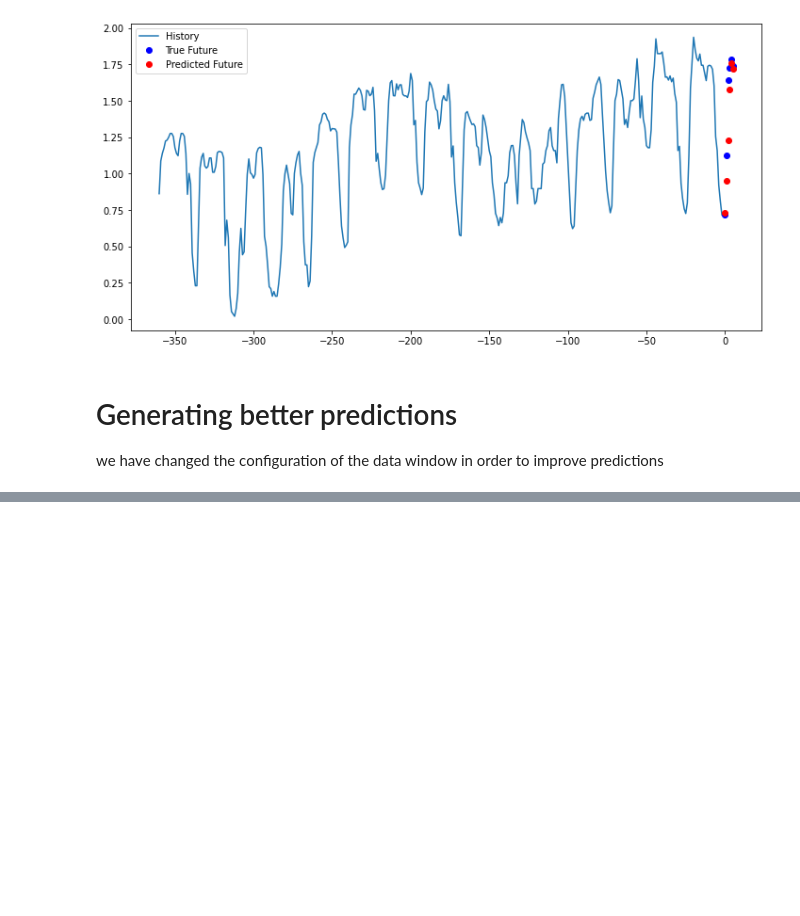
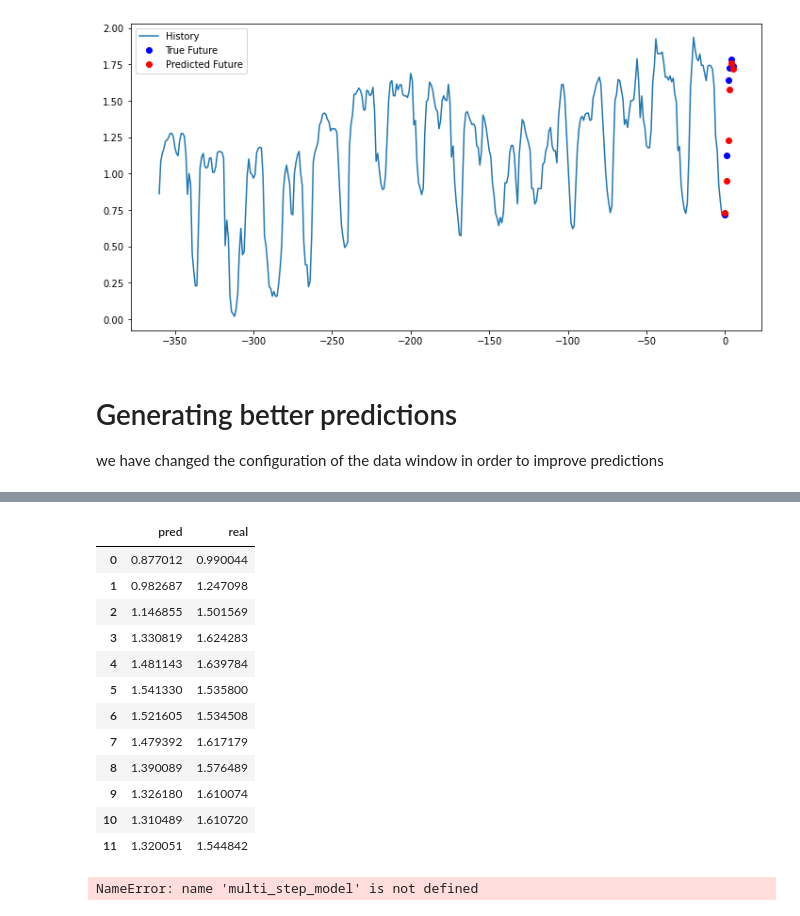
Before and after one commit to clagodmor/deep_price_forecast, a Jupyter notebook: model/model_deep_price.ipynb, the cells around one changed output, grey strips where cells are left out. Saved outputs shown, nothing was run; the diff lists cells and outputs as text; code cells hidden in the pictures; blank space fills up the shorter version.

```diff
--- a/model/model_deep_price.ipynb
+++ b/model/model_deep_price.ipynb
@@ -668,2 +689,26 @@ print("MAE for LSTM is %.4f" %mae)
 # %%
 multi_step_model_fin.save('multi_step_final.h5')
+# %%
+comp = pd.DataFrame()
+for x, y in val_data_multi.take(3):
+    comp=pd.DataFrame({'pred':multi_step_model_fin.predict(x)[0],'real':y[0]})
+comp
+# %% [output]
+|  | pred | real |
+| 0 | 0.877012 | 0.990044 |
+| 1 | 0.982687 | 1.247098 |
+| 2 | 1.146855 | 1.501569 |
+| 3 | 1.330819 | 1.624283 |
+| 4 | 1.481143 | 1.639784 |
+| 5 | 1.541330 | 1.535800 |
+| 6 | 1.521605 | 1.534508 |
+| 7 | 1.479392 | 1.617179 |
+| 8 | 1.390089 | 1.576489 |
+| 9 | 1.326180 | 1.610074 |
+| 10 | 1.310489 | 1.610720 |
+| 11 | 1.320051 | 1.544842 |
+# %%
+
+  multi_step_plot(x[0], y[0], multi_step_model.predict(x)[0])
+# %% [output]
+NameError: name 'multi_step_model' is not defined
```
Also changed, not shown: parts of 1 cell of this notebook, 2 other files.
